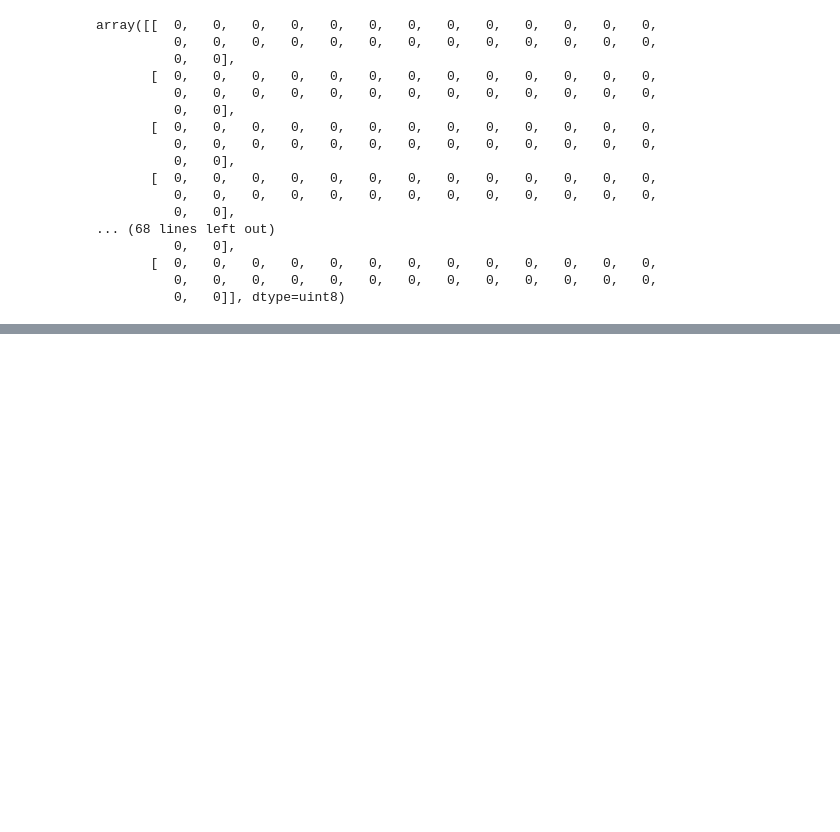
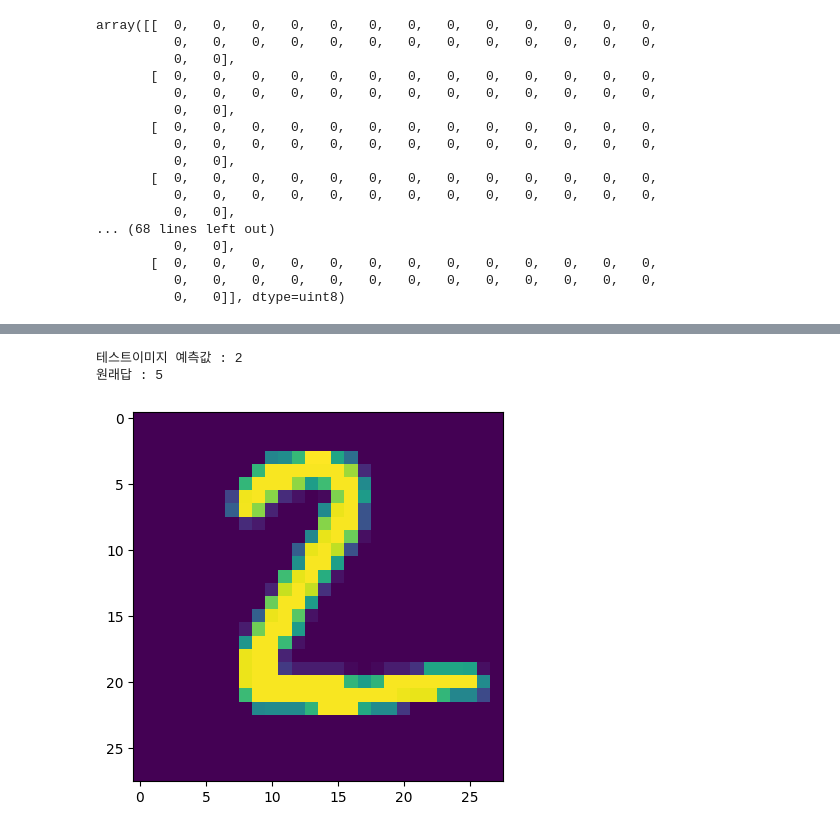
Before and after one commit to jewons91/dl-dev, a Jupyter notebook: ch02/케라스에서 mnist 이미지분류.ipynb, the cells around one changed output, grey strips where cells are left out. Drawn from its saved outputs; the diff is of its cells as text; code cells hidden in the pictures; blank space fills up the shorter version.

```diff
--- a/ch02/케라스에서 mnist 이미지분류.ipynb
+++ b/ch02/케라스에서 mnist 이미지분류.ipynb
@@ -62,0 +174,12 @@ model = keras.Sequential([ # 순차적 처리 => forward
+# %%
+# predictions=model.predict(test_images)
+idx=8
+print(f'테스트이미지 예측값 : {predictions[1].argmax()}')
+(train_images, train_labels), (test_images, test_labels) = mnist.load_data()
+print(f'원래답 : {test_labels[idx]}')
+plt.imshow(test_images[1])
+plt.show()
+# %% [output]
+테스트이미지 예측값 : 2
+원래답 : 5
+[figure, added]
```
Also changed, not shown: parts of 9 cells of this notebook, 1 other file.
